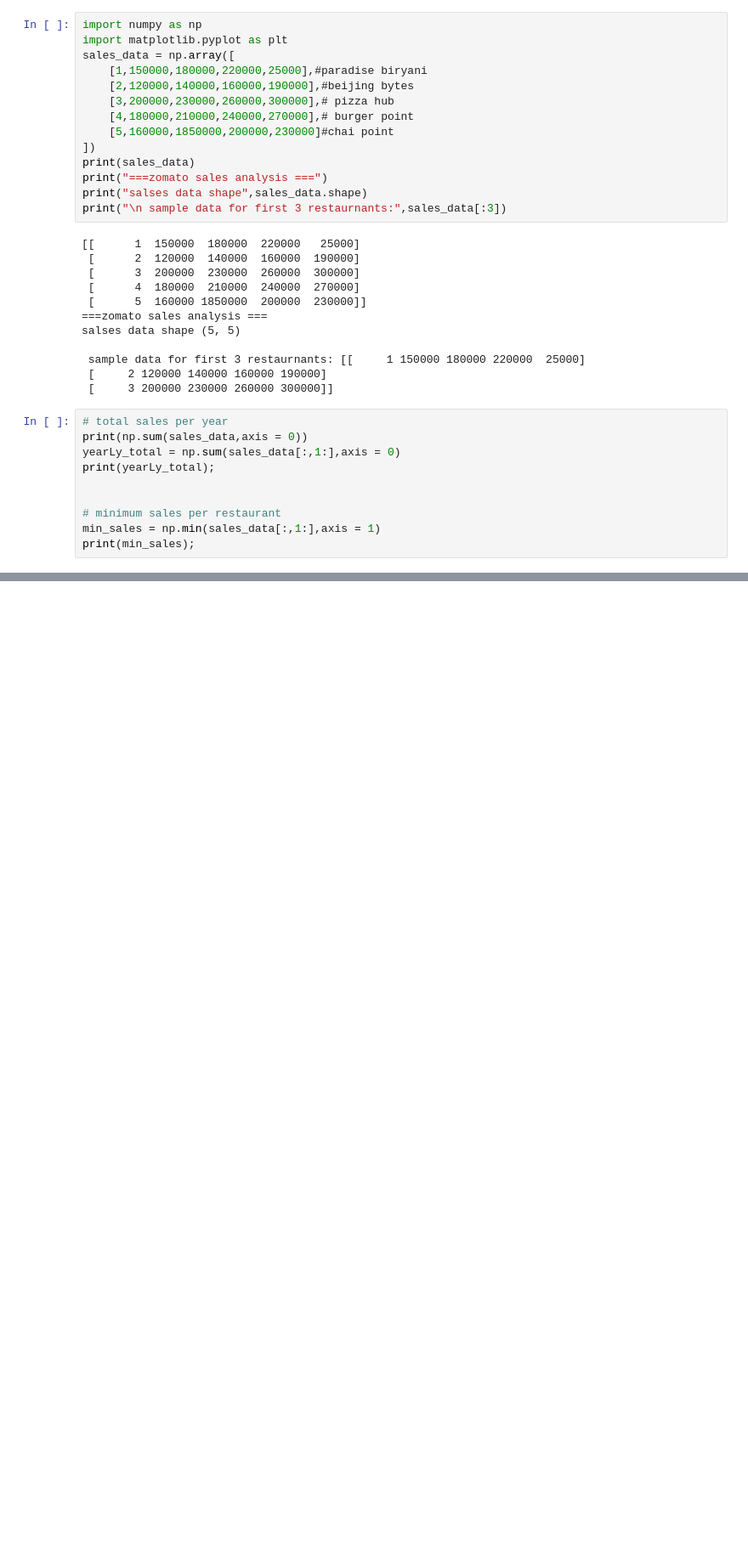
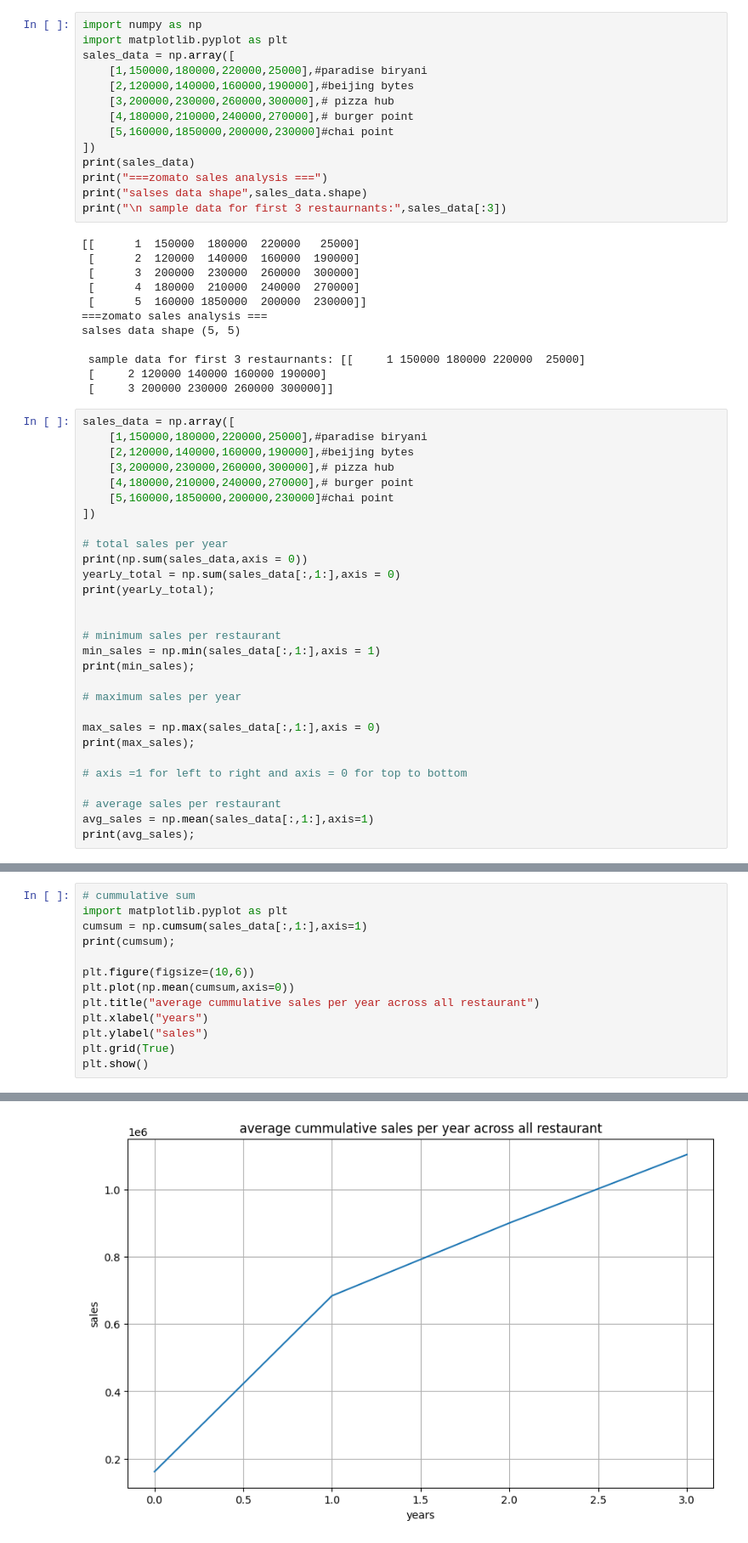
Before and after one commit to sumitkumar2299/Python_cisco, a Jupyter notebook: Numpy/Phase3.ipynb, the cells around one changed output, grey strips where cells are left out. Shown at 85% size. Cells and saved outputs as stored; diff of their text form; blank space fills up the shorter version.

```diff
--- a/Numpy/Phase3.ipynb
+++ b/Numpy/Phase3.ipynb
@@ -27,6 +27,14 @@ salses data shape (5, 5)
  [     2 120000 140000 160000 190000]
  [     3 200000 230000 260000 300000]]
 # %%
+sales_data = np.array([
+    [1,150000,180000,220000,25000],#paradise biryani
+    [2,120000,140000,160000,190000],#beijing bytes
+    [3,200000,230000,260000,300000],# pizza hub
+    [4,180000,210000,240000,270000],# burger point
+    [5,160000,1850000,200000,230000]#chai point
+])
+
 # total sales per year
 print(np.sum(sales_data,axis = 0))
 yearLy_total = np.sum(sales_data[:,1:],axis = 0)
@@ -36,6 +44,17 @@ print(yearLy_total);
 # minimum sales per restaurant
 min_sales = np.min(sales_data[:,1:],axis = 1)
 print(min_sales);
+
+# maximum sales per year
+
+max_sales = np.max(sales_data[:,1:],axis = 0)
+print(max_sales);
+
+# axis =1 for left to right and axis = 0 for top to bottom
+
+# average sales per restaurant
+avg_sales = np.mean(sales_data[:,1:],axis=1)
+print(avg_sales);
 # %% [output]
 [     15  810000 2610000 1080000 1015000]
 [ 810000 2610000 1080000 1015000]
@@ -42,0 +64,14 @@ print(min_sales);
+# %%
+# cummulative sum
+import matplotlib.pyplot as plt
+cumsum = np.cumsum(sales_data[:,1:],axis=1)
+print(cumsum);
+
+plt.figure(figsize=(10,6))
+plt.plot(np.mean(cumsum,axis=0))
+plt.title("average cummulative sales per year across all restaurant")
+plt.xlabel("years")
+plt.ylabel("sales")
+plt.grid(True)
+plt.show()
+# %% [output]
@@ -42,0 +83 @@ print(min_sales);
+[figure, added]
```
Also changed, not shown: parts of 5 cells of this notebook, 5 other files.
